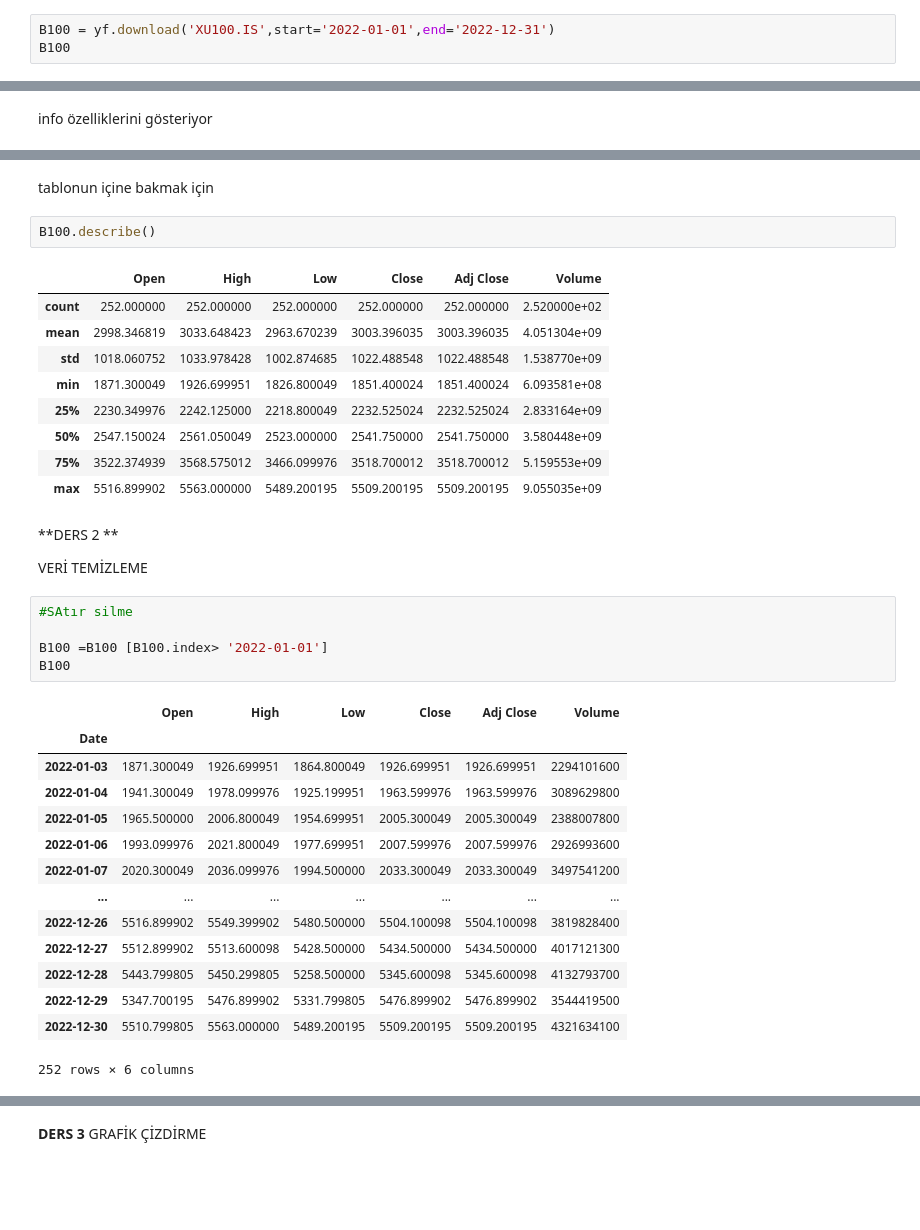
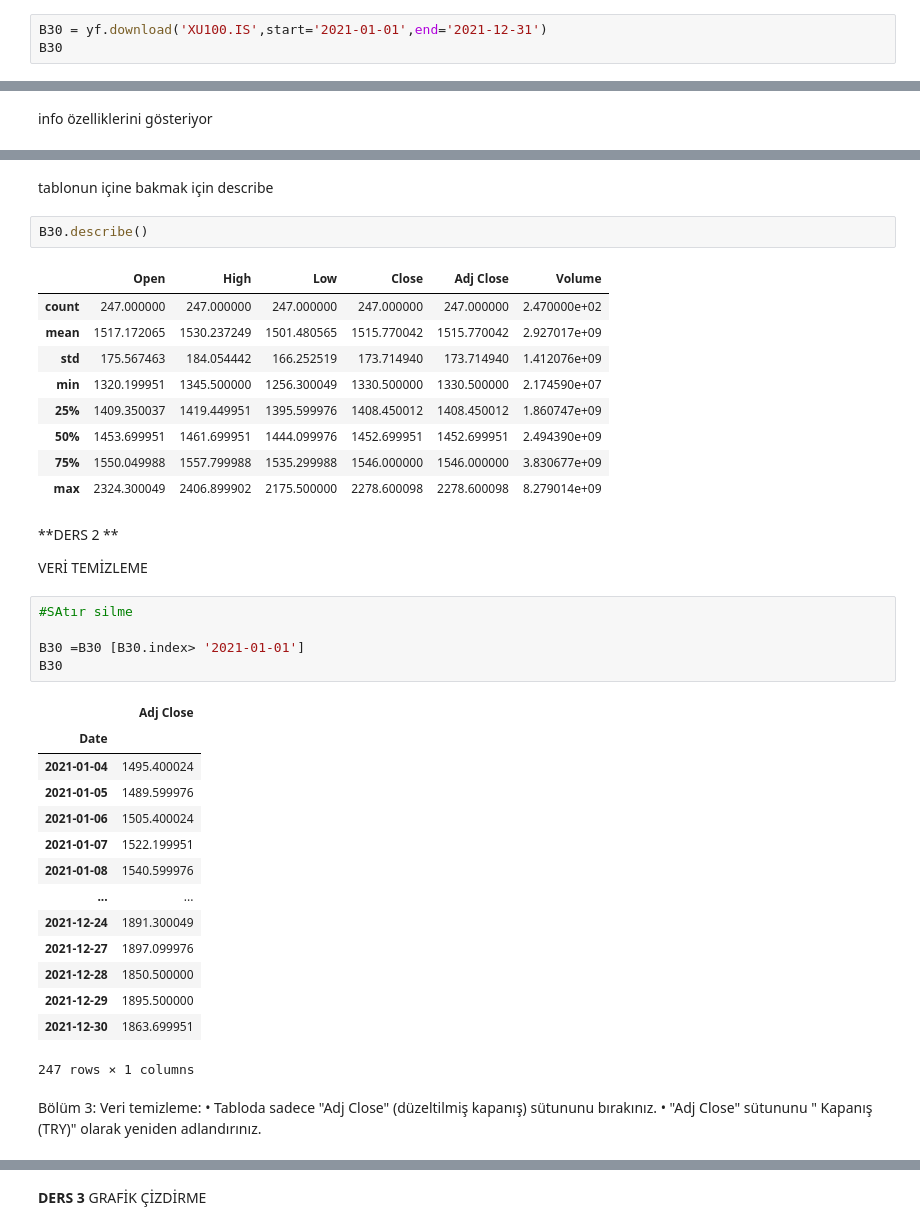
Before and after one commit to yagmurmutlu/GMKA_yagmur_mutlu, a Jupyter notebook: Odev2_Python_Veri_Analizi_Egitimi__yagmur_mutlu_.ipynb, the cells around one changed output, grey strips where cells are left out. Drawn from its saved outputs; the diff is of its cells as text; blank space fills up the shorter version.

```diff
--- a/Odev2_Python_Veri_Analizi_Egitimi__yagmur_mutlu_.ipynb
+++ b/Odev2_Python_Veri_Analizi_Egitimi__yagmur_mutlu_.ipynb
@@ -30,6 +33,6 @@ import plotly.express as px
 # %%
-B100 = yf.download('XU100.IS',start='2022-01-01',end='2022-12-31')
-B100
+B30 = yf.download('XU100.IS',start='2021-01-01',end='2021-12-31')
+B30
 # %% [output]
 [*********************100%***********************]  1 of 1 completed
 |  | Open | High | Low | Close | Adj Close | Volume |
@@ -82,17 +80,17 @@ memory usage: 13.8 KB
 # %% [markdown]
-tablonun içine bakmak için
+tablonun içine bakmak için describe
 # %%
-B100.describe()
+B30.describe()
 # %% [output]
 |  | Open | High | Low | Close | Adj Close | Volume |
-| count | 252.000000 | 252.000000 | 252.000000 | 252.000000 | 252.000000 | 2.520000e+02 |
-| mean | 2998.346819 | 3033.648423 | 2963.670239 | 3003.396035 | 3003.396035 | 4.051304e+09 |
-| std | 1018.060752 | 1033.978428 | 1002.874685 | 1022.488548 | 1022.488548 | 1.538770e+09 |
-| min | 1871.300049 | 1926.699951 | 1826.800049 | 1851.400024 | 1851.400024 | 6.093581e+08 |
-| 25% | 2230.349976 | 2242.125000 | 2218.800049 | 2232.525024 | 2232.525024 | 2.833164e+09 |
-| 50% | 2547.150024 | 2561.050049 | 2523.000000 | 2541.750000 | 2541.750000 | 3.580448e+09 |
-| 75% | 3522.374939 | 3568.575012 | 3466.099976 | 3518.700012 | 3518.700012 | 5.159553e+09 |
-| max | 5516.899902 | 5563.000000 | 5489.200195 | 5509.200195 | 5509.200195 | 9.055035e+09 |
+| count | 247.000000 | 247.000000 | 247.000000 | 247.000000 | 247.000000 | 2.470000e+02 |
+| mean | 1517.172065 | 1530.237249 | 1501.480565 | 1515.770042 | 1515.770042 | 2.927017e+09 |
+| std | 175.567463 | 184.054442 | 166.252519 | 173.714940 | 173.714940 | 1.412076e+09 |
+| min | 1320.199951 | 1345.500000 | 1256.300049 | 1330.500000 | 1330.500000 | 2.174590e+07 |
+| 25% | 1409.350037 | 1419.449951 | 1395.599976 | 1408.450012 | 1408.450012 | 1.860747e+09 |
+| 50% | 1453.699951 | 1461.699951 | 1444.099976 | 1452.699951 | 1452.699951 | 2.494390e+09 |
+| 75% | 1550.049988 | 1557.799988 | 1535.299988 | 1546.000000 | 1546.000000 | 3.830677e+09 |
+| max | 2324.300049 | 2406.899902 | 2175.500000 | 2278.600098 | 2278.600098 | 8.279014e+09 |
 # %% [markdown]
 **DERS 2 **
 
@@ -100,23 +98,28 @@ VERİ TEMİZLEME
 # %%
 #SAtır silme
 
-B100 =B100 [B100.index> '2022-01-01']
-B100
+B30 =B30 [B30.index> '2021-01-01']
+B30
 # %% [output]
-|  | Open | High | Low | Close | Adj Close | Volume |
-| Date |  |  |  |  |  |  |
-| 2022-01-03 | 1871.300049 | 1926.699951 | 1864.800049 | 1926.699951 | 1926.699951 | 2294101600 |
-| 2022-01-04 | 1941.300049 | 1978.099976 | 1925.199951 | 1963.599976 | 1963.599976 | 3089629800 |
-| 2022-01-05 | 1965.500000 | 2006.800049 | 1954.699951 | 2005.300049 | 2005.300049 | 2388007800 |
-| 2022-01-06 | 1993.099976 | 2021.800049 | 1977.699951 | 2007.599976 | 2007.599976 | 2926993600 |
-| 2022-01-07 | 2020.300049 | 2036.099976 | 1994.500000 | 2033.300049 | 2033.300049 | 3497541200 |
-| ... | ... | ... | ... | ... | ... | ... |
-| 2022-12-26 | 5516.899902 | 5549.399902 | 5480.500000 | 5504.100098 | 5504.100098 | 3819828400 |
-| 2022-12-27 | 5512.899902 | 5513.600098 | 5428.500000 | 5434.500000 | 5434.500000 | 4017121300 |
-| 2022-12-28 | 5443.799805 | 5450.299805 | 5258.500000 | 5345.600098 | 5345.600098 | 4132793700 |
-| 2022-12-29 | 5347.700195 | 5476.899902 | 5331.799805 | 5476.899902 | 5476.899902 | 3544419500 |
-| 2022-12-30 | 5510.799805 | 5563.000000 | 5489.200195 | 5509.200195 | 5509.200195 | 4321634100 |
+|  | Adj Close |
+| Date |  |
+| 2021-01-04 | 1495.400024 |
+| 2021-01-05 | 1489.599976 |
+| 2021-01-06 | 1505.400024 |
+| 2021-01-07 | 1522.199951 |
+| 2021-01-08 | 1540.599976 |
+| ... | ... |
+| 2021-12-24 | 1891.300049 |
+| 2021-12-27 | 1897.099976 |
+| 2021-12-28 | 1850.500000 |
+| 2021-12-29 | 1895.500000 |
+| 2021-12-30 | 1863.699951 |
-252 rows × 6 columns
+247 rows × 1 columns
+# %% [markdown]
+Bölüm 3:
+ Veri temizleme:
+• Tabloda sadece "Adj Close" (düzeltilmiş kapanış) sütununu bırakınız.
+• "Adj Close" sütununu " Kapanış (TRY)" olarak yeniden adlandırınız.
 # %%
 #sütün silme
 
```
Also changed, not shown: parts of 24 cells of this notebook.
